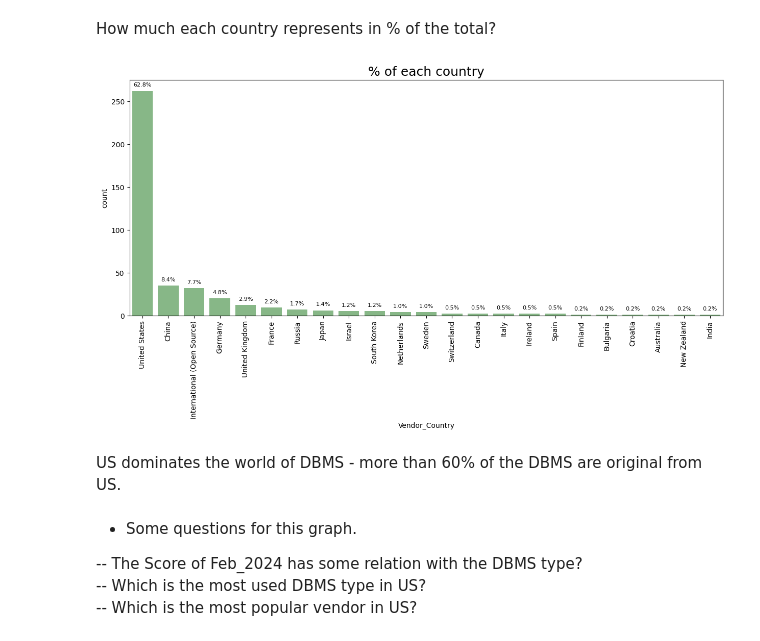
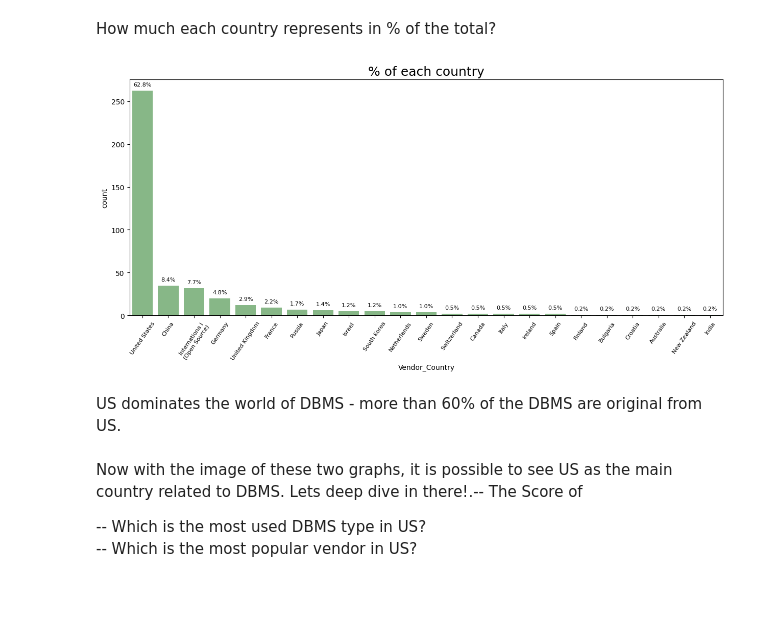
Before and after one commit to vaugsss/DataScience, a Jupyter notebook: DBMS.ipynb, the cells around one changed output. Saved outputs shown, nothing was run; the diff lists cells and outputs as text; code cells hidden in the pictures; blank space fills up the shorter version.

```diff
--- a/DBMS.ipynb
+++ b/DBMS.ipynb
@@ -340,21 +341,24 @@ How much each country represents in % of the total?
 # %%
 plt.figure(figsize=(15,6))
 
 plt.title("% of each country", color='black', fontsize=18,)
 ax = sns.countplot(x='Vendor_Country', data=df, alpha=0.5, order=df['Vendor_Country'].value_counts().index, color='green')
 
 for p in ax.patches:
         height = p.get_height()
         percentage = '{:.1f}%'.format((height/total)*100)
         ax.annotate(percentage, (p.get_x()+p.get_width()/2., height), ha="center", va="bottom", fontsize=8, color='black', xytext=(0, 5), textcoords='offset points')
-plt.xticks(rotation=90, fontsize=10);
+
+#Labels in X axis will have an enter in every space
+df['Vendor_Country'] = ['\n'.join(wrap(x, 14)) for x in  df['Vendor_Country']]
+plt.xticks(rotation=55, fontsize=8);
 # %% [output]
-[figure, old version]
+[figure, new version]
 # %% [markdown]
 US dominates the world of DBMS - more than 60% of the DBMS are original from US.
 # %% [markdown]
-- Some questions for this graph.
+Now with the image of these two graphs, it is possible to see US as the main country related to DBMS. Lets deep dive in there!.-- The Score of
 
--- The Score of Feb_2024 has some relation with the DBMS type? <br>
+
 -- Which is the most used DBMS type in US? <br>
 -- Which is the most popular vendor in US? <br>
```
Also changed, not shown: parts of 9 cells of this notebook.
